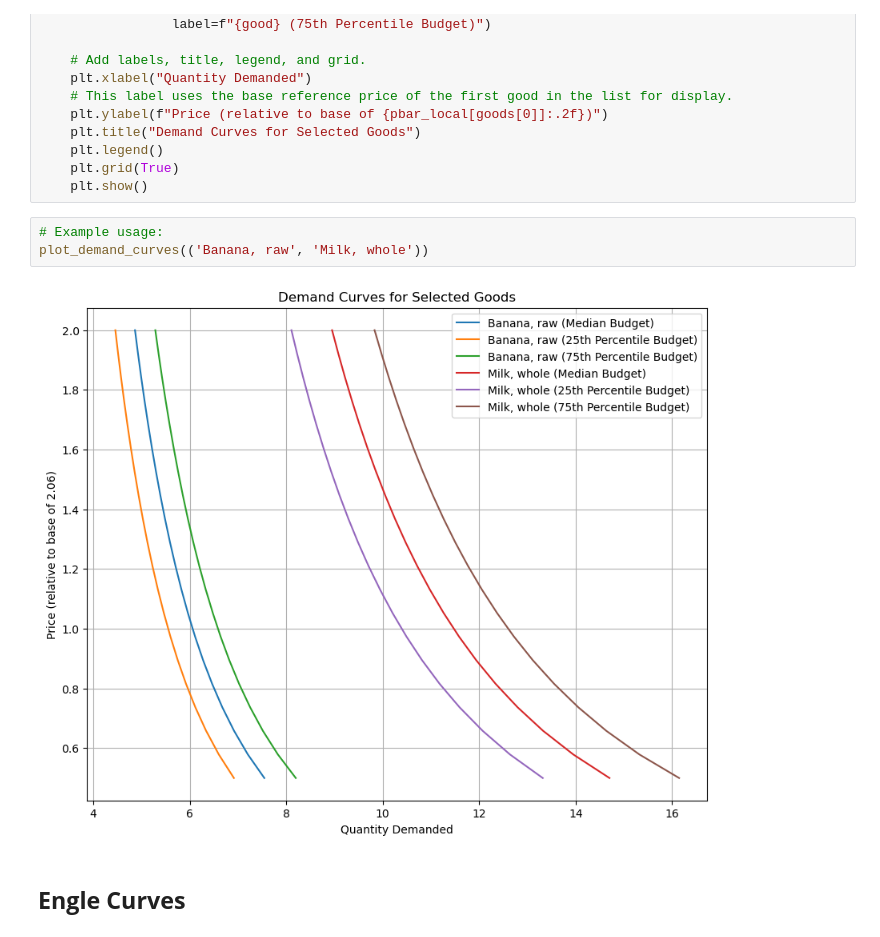
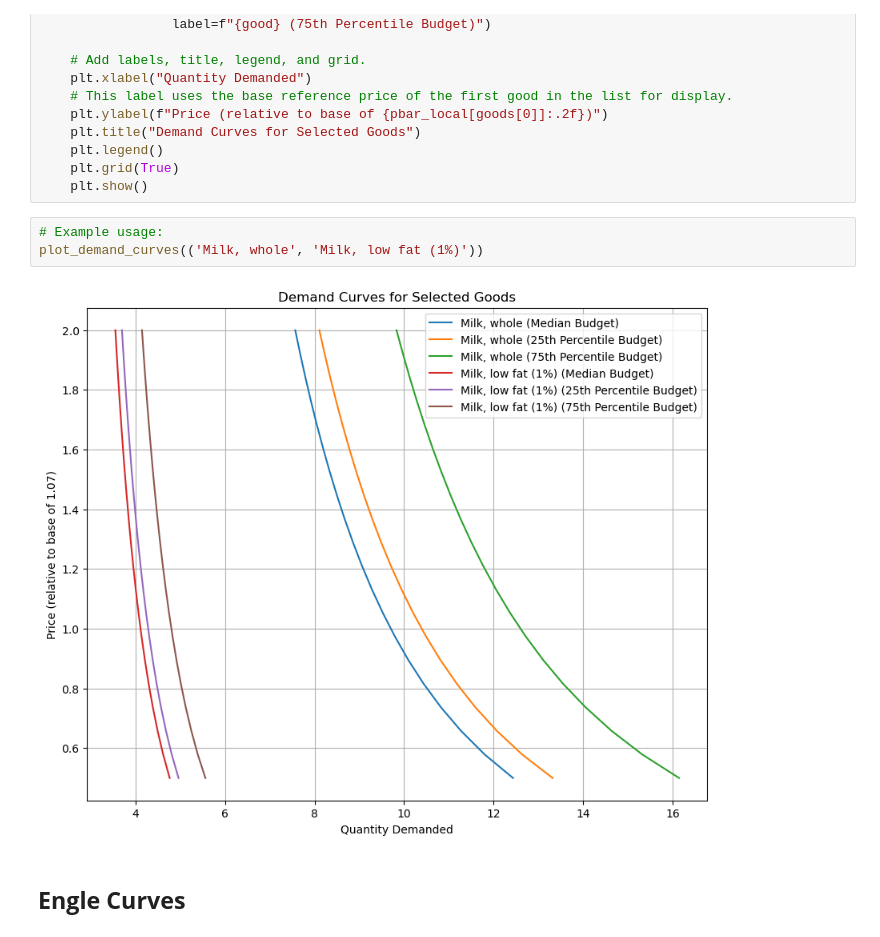
Before and after one commit to Reedhay/EEP153_Proj3, a Jupyter notebook: 2021_estimation_and_nutrition.ipynb, the cells around one changed output. Saved outputs shown, nothing was run; the diff lists cells and outputs as text.

Commit message:
Milk demand curves

```diff
--- a/2021_estimation_and_nutrition.ipynb
+++ b/2021_estimation_and_nutrition.ipynb
@@ -478,9 +480,9 @@ def plot_demand_curves(goods):
     plt.show()
 # %%
 # Example usage:
-plot_demand_curves(('Banana, raw', 'Milk, whole'))
+plot_demand_curves(('Milk, whole', 'Milk, low fat (1%)'))
 # %% [output]
-[figure, old version]
+[figure, new version]
 # %% [markdown]
 ## **Engle Curves**
 # %%
```
Also changed, not shown: parts of 1 cell of this notebook.
